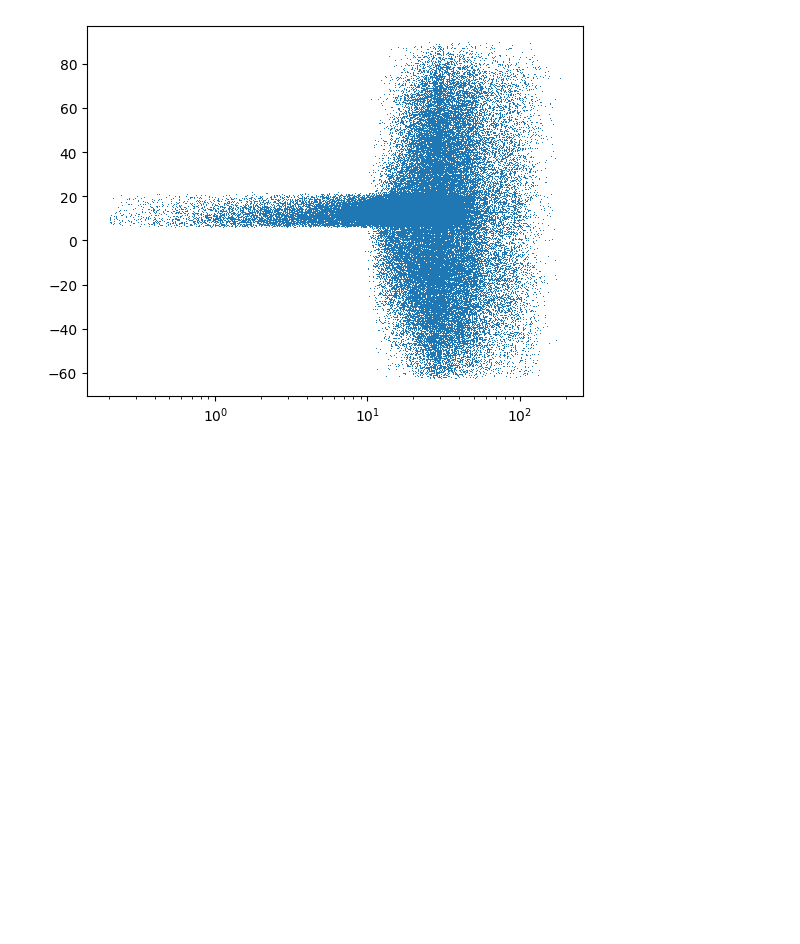
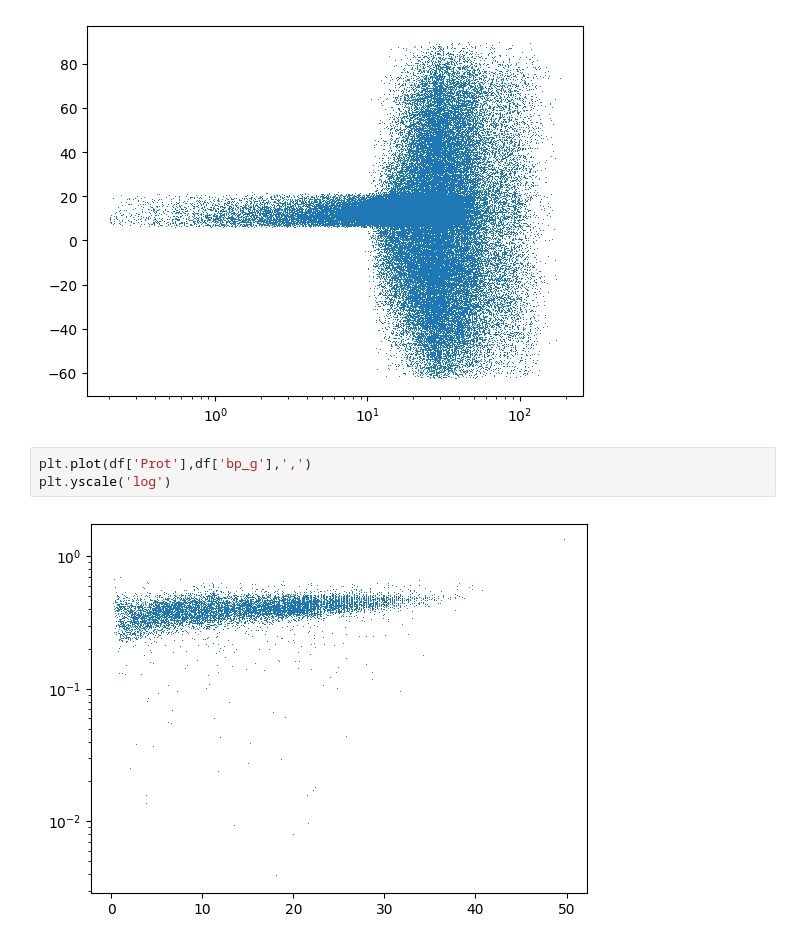
Before and after one commit to BelenKohl/SRMP, a Jupyter notebook: Nov28_kohl.ipynb, the cells around one changed output. Cells and saved outputs as stored; diff of their text form; blank space fills up the shorter version.

```diff
--- a/Nov28_kohl.ipynb
+++ b/Nov28_kohl.ipynb
@@ -32,3 +32,8 @@ plt.plot(df['Prot'],df['b'],',')
 plt.xscale('log')
 # %% [output]
 [figure]
+# %%
+plt.plot(df['Prot'],df['bp_g'],',')
+plt.yscale('log')
+# %% [output]
+[figure, added]
```
Also changed, not shown: parts of 9 cells of this notebook.
